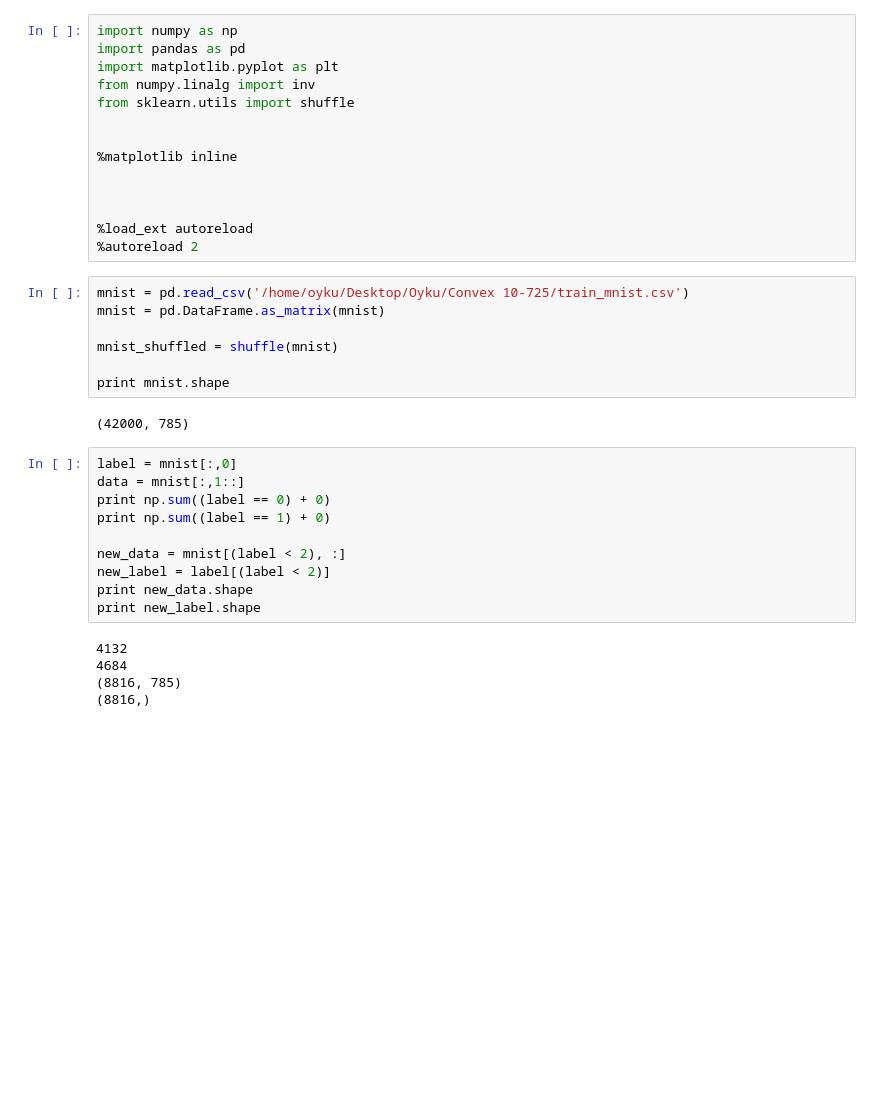
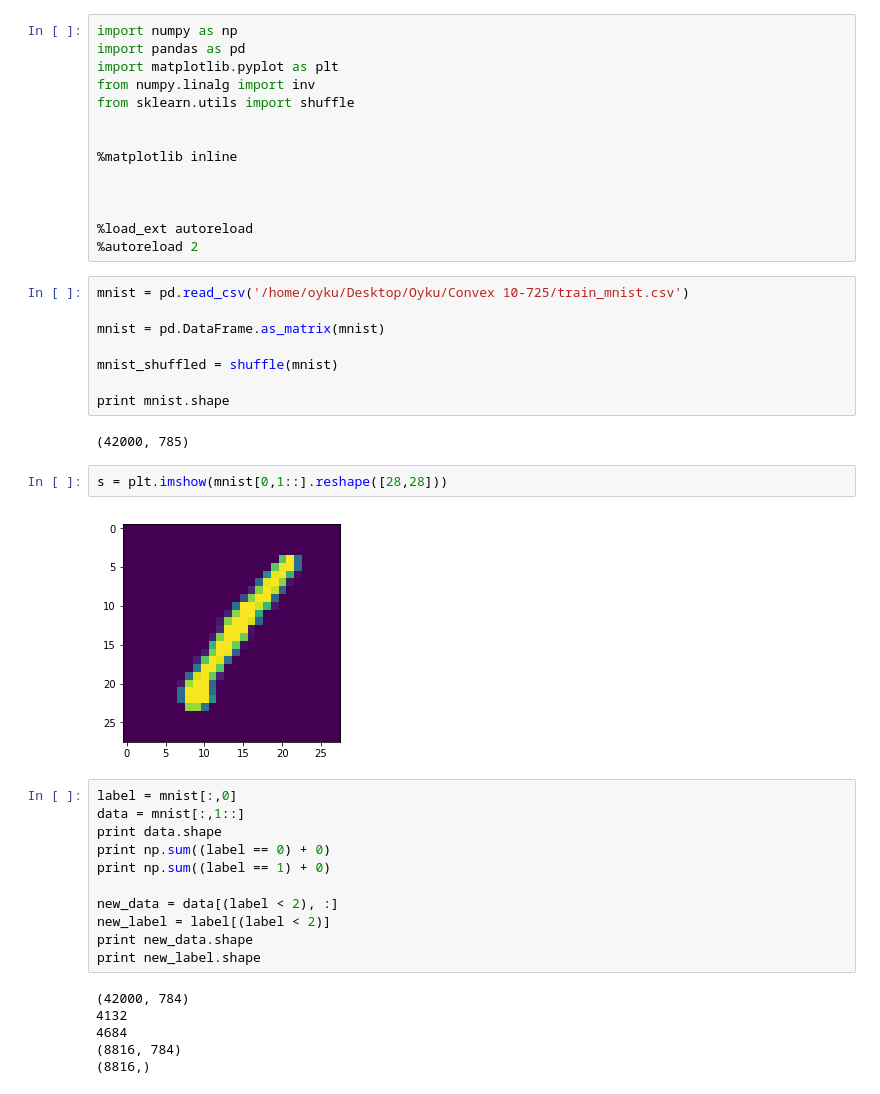
Before and after one commit to Abasyoni/Convex-Optimization---multi-armed-bandit, a Jupyter notebook: gradientDescent-Copy.ipynb, the cells around one changed output. Drawn from its saved outputs; the diff is of its cells as text; blank space fills up the shorter version.

```diff
--- a/gradientDescent-Copy.ipynb
+++ b/gradientDescent-Copy.ipynb
@@ -14,6 +14,7 @@ from sklearn.utils import shuffle
 %autoreload 2
 # %%
 mnist = pd.read_csv('/home/oyku/Desktop/Oyku/Convex 10-725/train_mnist.csv')
+
 mnist = pd.DataFrame.as_matrix(mnist)
 
 mnist_shuffled = shuffle(mnist)
@@ -21,20 +22,26 @@ mnist_shuffled = shuffle(mnist)
 print mnist.shape
 # %% [output]
 (42000, 785)
+# %%
+s = plt.imshow(mnist[0,1::].reshape([28,28]))
+# %% [output]
+[figure, added]
 # %%
 label = mnist[:,0]
 data = mnist[:,1::]
+print data.shape
 print np.sum((label == 0) + 0)
 print np.sum((label == 1) + 0)
 
-new_data = mnist[(label < 2), :]
+new_data = data[(label < 2), :]
 new_label = label[(label < 2)]
 print new_data.shape
 print new_label.shape
 # %% [output]
+(42000, 784)
 4132
 4684
-(8816, 785)
+(8816, 784)
 (8816,)
 # %%
 X = new_data
```
Also changed, not shown: parts of 20 cells of this notebook.
